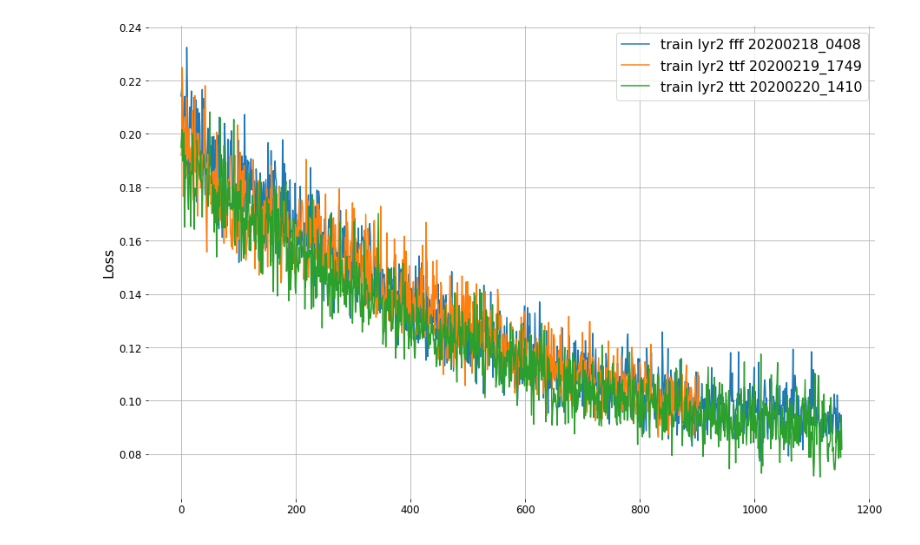
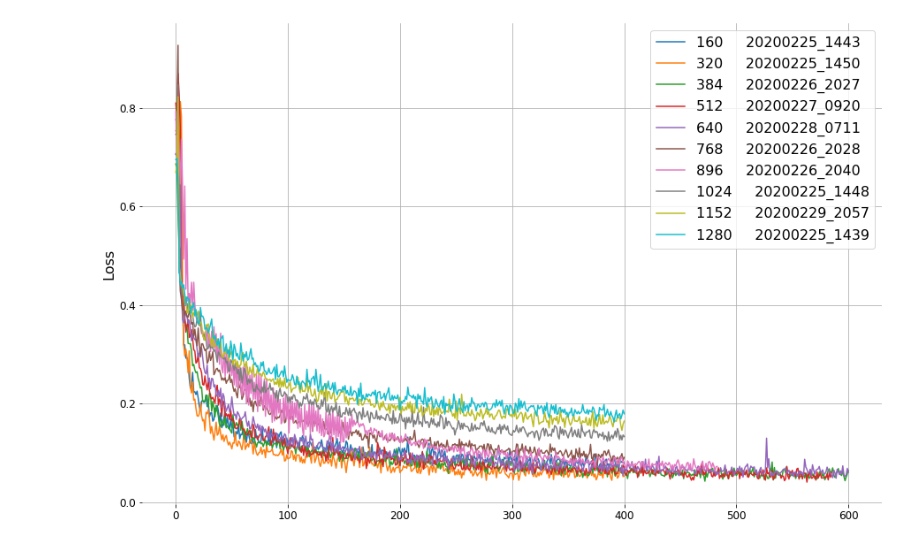
Before and after one commit to thaiKari/mmdetection-sau, a Jupyter notebook: tdt_4265_code/finetune learning rate.ipynb, the cells around one changed output. Drawn from its saved outputs; the diff is of its cells as text; code cells hidden in the pictures.

```diff
--- a/tdt_4265_code/finetune learning rate.ipynb
+++ b/tdt_4265_code/finetune learning rate.ipynb
@@ -25,66 +11,84 @@ for train_sesh in os.listdir(work_dir_pth):
 # %%
 root_work_dir = './Work_dirs/work_dirs_external/'
 
-img_type = 'rgb'
+#img_type = 'rgb'
 
-time_stamps = ['20200215_1046', '20200215_0518','20200216_1938', '20200214_1620','20200214_2057', '20200214_1621']
-lrs = ['0.001','0.0005' ,' 0.0001', '0.00005', '0.00003','0.00001' ]
+#time_stamps = ['20200215_1046', '20200215_0518','20200216_1938', '20200214_1620','20200214_2057', '20200214_1621']
+#lrs = ['0.001','0.0005' ,' 0.0001', '0.00005', '0.00003','0.00001' ]
 
 #img_type = 'infrared'
 #time_stamps = ['20200215_1058','20200216_2009', '20200216_1933', '20200216_1956','20200216_1936', '20200216_1932','20200215_1059']
 #lrs = ['0.0005','0.00025', '0.0001', '7.5e-05', '5e-05' , '1e-05','5e-06']
+#img_type = 'infrared'
+#time_stamps = ['20200221_1432','20200221_1758', '20200218_1929']
+#lrs = ['new_loss', 'new_loss freeze 2', 'old_loss']
+
+img_type = 'rgb'
+time_stamps = ['20200225_1443',
+               '20200225_1450',
+               '20200226_2027',
+               '20200227_0920',
+               '20200228_0711',
+               '20200226_2028',
+               '20200226_2040',
+               '20200225_1448',
+               '20200229_2057',
+               '20200225_1439']
+lrs = ['160',
+       '320',
+       '384',
+       '512',
+       '640',
+       '768',
+       '896',
+       '1024',
+       '1152',
+       '1280']#, 'baseline1280']
 
 
-
-img_type = 'ensemble'
+#img_type = 'ensemble'
 #time_stamps = ['20200217_2021', '20200217_2312', '20200217_2351','20200217_1624','20200217_2055','20200217_1747']
 #lrs = ['0.0005', '0.0001','0.000075','0.00005','0.00001','0.000005']
-time_stamps = ['20200218_0408', '20200219_1749']
-lrs = ['fff', 'ttf']
+#time_stamps = [ '20200219_1221','20200224_0830']
+#lrs = ['old','new' ]
 
 
 
 
 fig, ax = plt.subplots(figsize=(15,10))
 
 i = 0
 
 for time_stamp in time_stamps:
     work_dir = root_work_dir+ img_type +'/' + time_stamp
 
     with open( os.path.join(work_dir, 'TRAIN_LOSS.txt' ), 'r') as f:
         train_loss = list(map(float,  f.readlines()[0].split() ))
 
-    if len(train_loss) > 200:
-        ax.plot( train_loss[50:], label='train lyr2 ' + lrs[i] + ' ' + time_stamp)
-    else:
-        ax.plot( train_loss, label='train lyr2 ' + lrs[i] + ' ' + time_stamp)
+    with open( os.path.join(work_dir, 'VALIDATION_LOSS.txt' ), 'r') as f:
+        VAL_loss = list(map(float,  f.readlines()[0].split() ))
+
+
+    ax.plot( train_loss, label= lrs[i] + '     ' + time_stamp)
+    #ax.plot( VAL_loss, label='VALIDATION ' + lrs[i] + ' ' + time_stamp)
 
     i = i+1
 
 
-work_dir = root_work_dir+ img_type +'/'
-with open( os.path.join(work_dir + '20200219_1221', 'TRAIN_LOSS.txt' ), 'r') as f:
-        train_loss1 = list(map(float,  f.readlines()[0].split() ))
-with open( os.path.join(work_dir + '20200220_1410', 'TRAIN_LOSS.txt' ), 'r') as f:
-        train_loss2 = list(map(float,  f.readlines()[0].split() ))
-train_loss = [*train_loss1, *train_loss2]
-
-ax.plot( train_loss[50:], label='train lyr2 ' + 'ttt' + ' 20200220_1410')
 
 
 plt.yticks( fontsize=12)
 plt.xticks( fontsize=12)
 ax.legend(fontsize=16)
 plt.ylabel('Loss', fontsize=16)
 
 ax.spines['top'].set_visible(False)
 ax.spines['right'].set_visible(False)
 ax.spines['bottom'].set_visible(False)
 ax.spines['left'].set_visible(False)
 
 #ax.yaxis.grid()
-#plt.ylim((0.07,0.12))
+#plt.ylim((0.1,0.5))
 ax.grid()
 # %% [output]
-[figure, old version]
+[figure, new version]
```
Also changed, not shown: parts of 2 cells of this notebook, 19 other files.
